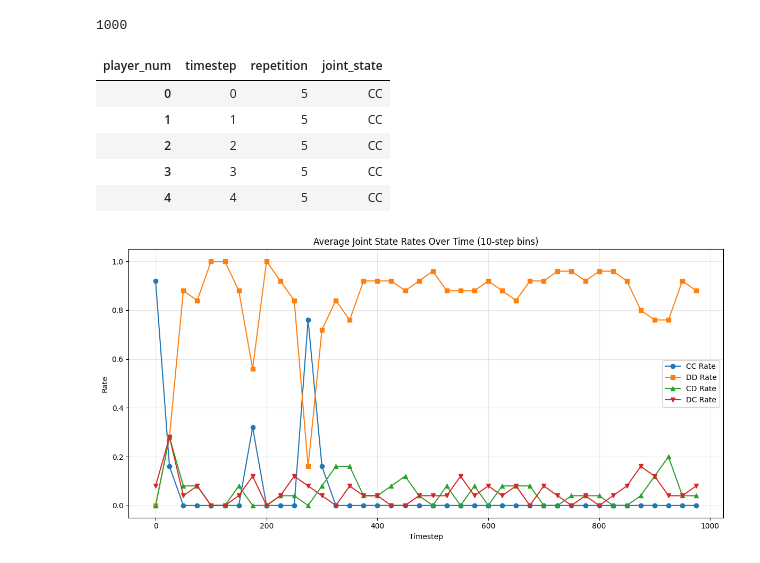
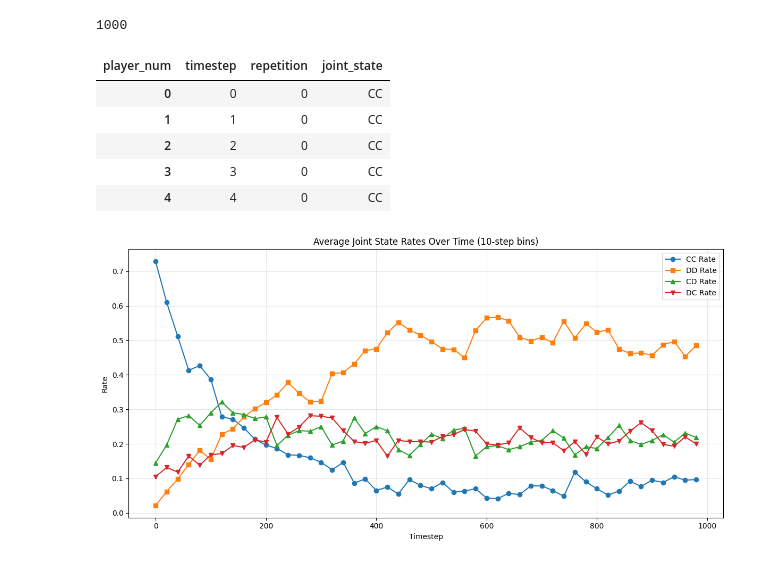
Before and after one commit to KivalM/AIFNIPD, a Jupyter notebook: experiments/other/phases.ipynb, the cells around one changed output. Cells and saved outputs as stored; diff of their text form; code cells hidden in the pictures.

```diff
--- a/experiments/other/phases.ipynb
+++ b/experiments/other/phases.ipynb
@@ -14,5 +14,5 @@ from pathlib import Path
 scores = load_selfplay_results (Path("../../results/sp/pd"), 0.05)
 # Filter to only include rows where Player index equals Opponent index (self-play)
 scores = scores[scores['Player index'] == scores['Opponent index']]
-scores = scores[scores['Player index'] == 2].sort_values('repetition')
-scores = scores[scores['repetition'] == 5]
+scores = scores[scores['Player index'] == 0].sort_values('repetition')
+# scores = scores[scores['repetition'] == ]
@@ -71,11 +81,11 @@ joint_actions_df = (
 joint_actions_df.head()
 # %% [output]
 | player_num | timestep | repetition | joint_state |
-| 0 | 0 | 5 | CC |
-| 1 | 1 | 5 | CC |
-| 2 | 2 | 5 | CC |
-| 3 | 3 | 5 | CC |
-| 4 | 4 | 5 | CC |
+| 0 | 0 | 0 | CC |
+| 1 | 1 | 0 | CC |
+| 2 | 2 | 0 | CC |
+| 3 | 3 | 0 | CC |
+| 4 | 4 | 0 | CC |
 # %%
 # # Group by timestep aggregating joint state by mode over repetitions
 # most_common_states = (
@@ -89,7 +99,7 @@ joint_actions_df.head()
 # most_common_states.shape
 # %%
 # now we have a table with timestep and state, can we plot the average CC Rate vs DD rate over time? We can do this by aggregating 10 step intervals
-bin_size = 25
+bin_size = 20
 cc_rates = (
     joint_actions_df
     .assign(
@@ -129,34 +139,34 @@ cd_rates = (
     .reset_index()
 )
 
 dc_rates = (
     joint_actions_df
     .assign(
         bin=lambda df: df['timestep'] // bin_size
     )
     .groupby(['bin', 'repetition'])['joint_state']
     .apply(lambda states: (states == 'DC').mean())
     .reset_index(name='dc_rate')
     .groupby('bin')['dc_rate']
     .mean()
     .reset_index()
 )
 
 # Plot CC, DD, CD, and DC rates over time
 fig, ax = plt.subplots(figsize=(12, 6))
 ax.plot(cc_rates['bin'] * bin_size, cc_rates['cc_rate'], label='CC Rate', marker='o')
 ax.plot(dd_rates['bin'] * bin_size, dd_rates['dd_rate'], label='DD Rate', marker='s')
 ax.plot(cd_rates['bin'] * bin_size, cd_rates['cd_rate'], label='CD Rate', marker='^')
 ax.plot(dc_rates['bin'] * bin_size, dc_rates['dc_rate'], label='DC Rate', marker='v')
 ax.set_xlabel('Timestep')
 ax.set_ylabel('Rate')
 ax.set_title('Average Joint State Rates Over Time (10-step bins)')
 ax.legend()
 ax.grid(True, alpha=0.3)
 plt.tight_layout()
 plt.show()
 # %% [output]
-[figure, old version]
+[figure, new version]
 # %%
 # # now we have a table with timestep and state, can we plot the average CC Rate vs DD rate over time? We can do this by computing a rolling average
 # window = 10  # rolling window size
```
Also changed, not shown: parts of 3 cells of this notebook, 8 other files.
